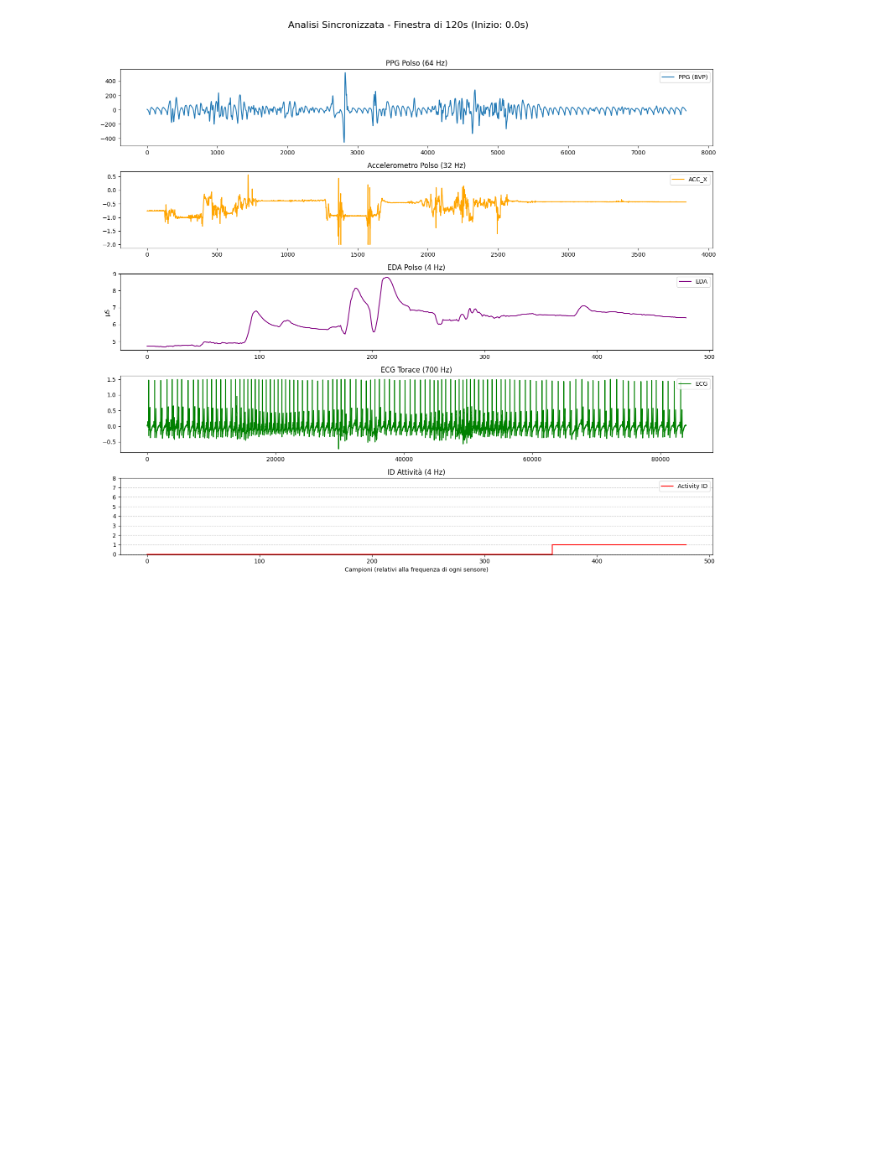
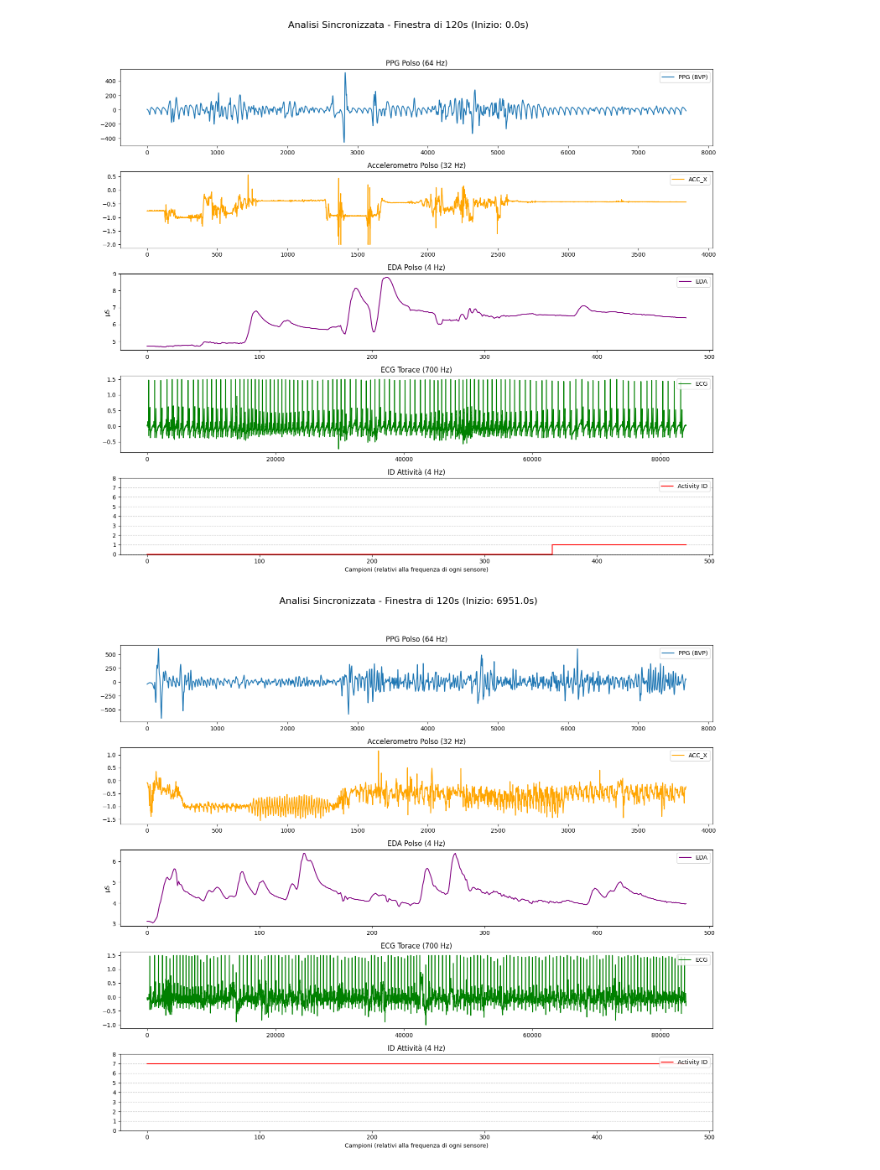
Before and after one commit to RealMattio/ECG-Reconstruction, a Jupyter notebook: notebooks/dataset_esploration.ipynb, the cells around one changed output. Drawn from its saved outputs; the diff is of its cells as text; code cells hidden in the pictures; blank space fills up the shorter version.

```diff
--- a/notebooks/dataset_esploration.ipynb
+++ b/notebooks/dataset_esploration.ipynb
@@ -4,7 +4,7 @@ import numpy as np
 import matplotlib.pyplot as plt
 
 # Sostituisci con il percorso del tuo file, ad esempio 'data/raw/S1/S1.pkl'
-file_path = '/home/mattio/ECG-Reconstruction/data/raw/S1.pkl'
+file_path = '/home/mmerone/mattia/ecg_generation/data/raw/S1.pkl'
 
 with open(file_path, 'rb') as f:
     # Usiamo latin1 per compatibilità se il file è stato salvato con Python 2
@@ -190,3 +190,76 @@ else:
     plt.show()
 # %% [output]
 [figure]
+# %%
+import numpy as np
+import matplotlib.pyplot as plt
+
+# 1. Trova i momenti in cui l'attività è 0 (Transient Periods)
+activity_signal = data['activity']
+fs_activity = 4  # Frequenza del segnale activity nel .pkl
+
+indices_0 = np.where(activity_signal == 7)[0]
+
+if len(indices_0) == 0:
+    print("Nessun periodo con activity=7 trovato.")
+else:
+    # Selezione della finestra temporale
+    start_idx_4hz = indices_0[0]
+    start_time_sec = start_idx_4hz / fs_activity
+    duration_sec = 120
+
+    # 2. Frequenze di campionamento
+    fs_ppg = 64
+    fs_acc = 32
+    fs_eda = 4
+    fs_ecg = 700
+
+    # 3. Calcolo intervalli sincronizzati
+    ppg_slice = wrist_signals['BVP'][int(start_time_sec * fs_ppg) : int((start_time_sec + duration_sec) * fs_ppg)]
+    acc_slice = wrist_signals['ACC'][int(start_time_sec * fs_acc) : int((start_time_sec + duration_sec) * fs_acc), 0]
+    eda_slice = wrist_signals['EDA'][int(start_time_sec * fs_eda) : int((start_time_sec + duration_sec) * fs_eda)]
+    ecg_slice = chest_signals['ECG'][int(start_time_sec * fs_ecg) : int((start_time_sec + duration_sec) * fs_ecg)]
+    act_slice = activity_signal[int(start_time_sec * fs_activity) : int((start_time_sec + duration_sec) * fs_activity)]
+
+    # 4. Visualizzazione (5 subplot)
+    plt.figure(figsize=(15, 14))
+    plt.suptitle(f"Analisi Sincronizzata - Finestra di {duration_sec}s (Inizio: {start_time_sec}s)", fontsize=16)
+
+    # PPG
+    plt.subplot(5, 1, 1)
+    plt.plot(ppg_slice, label='PPG (BVP)')
+    plt.title(f'PPG Polso ({fs_ppg} Hz)')
+    plt.legend(loc='upper right')
+
+    # ACC
+    plt.subplot(5, 1, 2)
+    plt.plot(acc_slice, color='orange', label='ACC_X')
+    plt.title(f'Accelerometro Polso ({fs_acc} Hz)')
+    plt.legend(loc='upper right')
+
+    # EDA
+    plt.subplot(5, 1, 3)
+    plt.plot(eda_slice, color='purple', label='EDA')
+    plt.title(f'EDA Polso ({fs_eda} Hz)')
+    plt.ylabel('µS')
+    plt.legend(loc='upper right')
+
+    # ECG
+    plt.subplot(5, 1, 4)
+    plt.plot(ecg_slice, color='green', label='ECG')
+    plt.title(f'ECG Torace ({fs_ecg} Hz)')
+    plt.legend(loc='upper right')
+
+    # ATTIVITÀ (Nuovo grafico)
+    plt.subplot(5, 1, 5)
+    plt.step(range(len(act_slice)), act_slice, where='post', color='red', label='Activity ID')
+    plt.title(f'ID Attività ({fs_activity} Hz)')
+    plt.yticks(range(9)) # Mostra gli ID da 0 a 8
+    plt.xlabel('Campioni (relativi alla frequenza di ogni sensore)')
+    plt.grid(axis='y', linestyle='--', alpha=0.7)
+    plt.legend(loc='upper right')
+
+    plt.tight_layout(rect=[0, 0.03, 1, 0.95])
+    plt.show()
+# %% [output]
+[figure, added]
```
Also changed, not shown: 25 other files.
